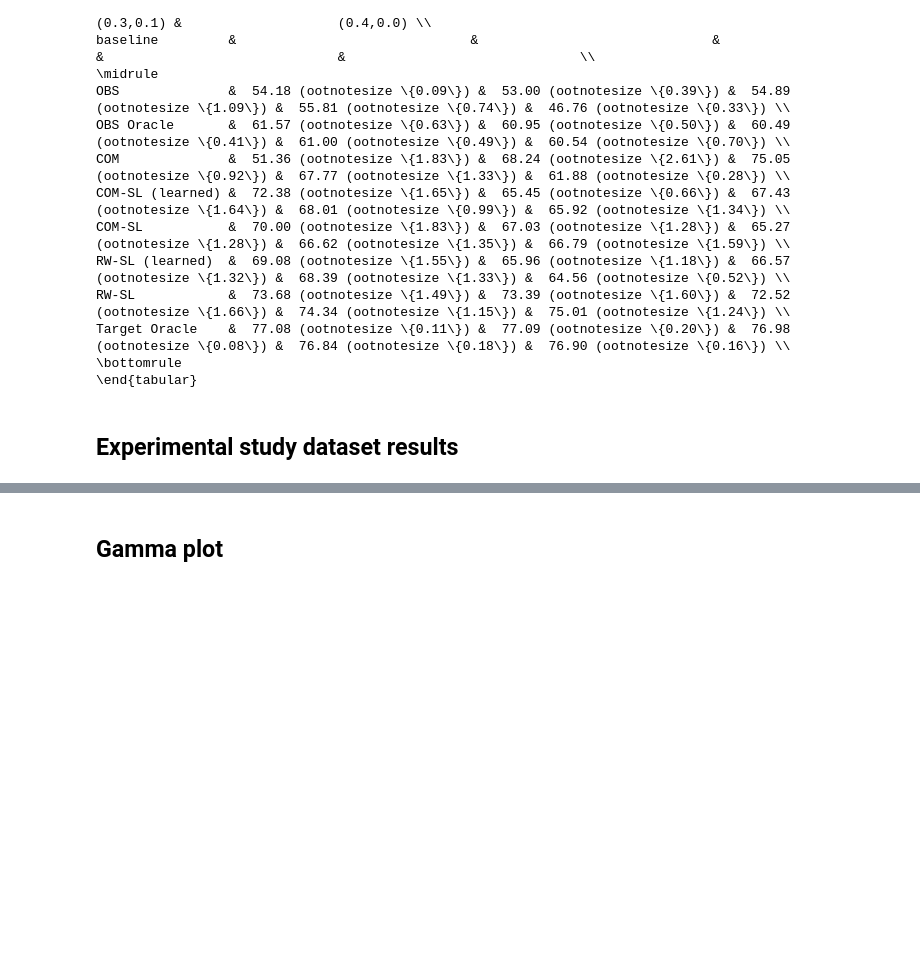
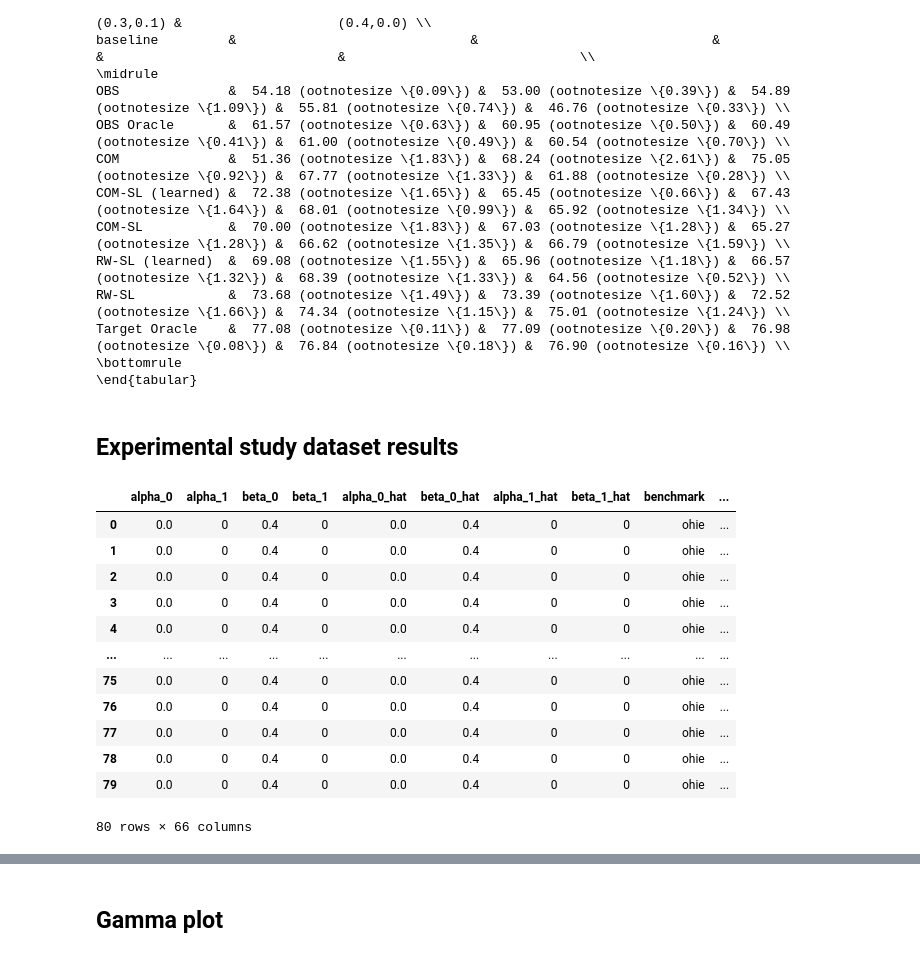
Before and after one commit to lguerdan/counterfactual-decision-support, a Jupyter notebook: notebook_results.ipynb, the cells around one changed output, grey strips where cells are left out. Drawn from its saved outputs; the diff is of its cells as text; code cells hidden in the pictures; blank space fills up the shorter version.

```diff
--- a/notebook_results.ipynb
+++ b/notebook_results.ipynb
@@ -160,4 +160,23 @@ def filter_baselines(df, include_baselines):
     include_baselines = ['Target Oracle', 'RW-SL', 'COM', 'OBS Oracle', 'OBS']
     df = df[df['baseline'].isin(include_baselines)]
     return df.reset_index()
+# %%
+
+
+exp_df = get_ate_result_df('NATE_erm_ohie_crossfit_oracle_params_R10')
+exp_df
+# %% [output]
+|  | alpha_0 | alpha_1 | beta_0 | beta_1 | alpha_0_hat | beta_0_hat | alpha_1_hat | beta_1_hat | benchmark | ... |
+| 0 | 0.0 | 0 | 0.4 | 0 | 0.0 | 0.4 | 0 | 0 | ohie | ... |
+| 1 | 0.0 | 0 | 0.4 | 0 | 0.0 | 0.4 | 0 | 0 | ohie | ... |
+| 2 | 0.0 | 0 | 0.4 | 0 | 0.0 | 0.4 | 0 | 0 | ohie | ... |
+| 3 | 0.0 | 0 | 0.4 | 0 | 0.0 | 0.4 | 0 | 0 | ohie | ... |
+| 4 | 0.0 | 0 | 0.4 | 0 | 0.0 | 0.4 | 0 | 0 | ohie | ... |
+| ... | ... | ... | ... | ... | ... | ... | ... | ... | ... | ... |
+| 75 | 0.0 | 0 | 0.4 | 0 | 0.0 | 0.4 | 0 | 0 | ohie | ... |
+| 76 | 0.0 | 0 | 0.4 | 0 | 0.0 | 0.4 | 0 | 0 | ohie | ... |
+| 77 | 0.0 | 0 | 0.4 | 0 | 0.0 | 0.4 | 0 | 0 | ohie | ... |
+| 78 | 0.0 | 0 | 0.4 | 0 | 0.0 | 0.4 | 0 | 0 | ohie | ... |
+| 79 | 0.0 | 0 | 0.4 | 0 | 0.0 | 0.4 | 0 | 0 | ohie | ... |
+80 rows × 66 columns
 # %%
```
Also changed, not shown: parts of 4 cells of this notebook, 1 other file.
